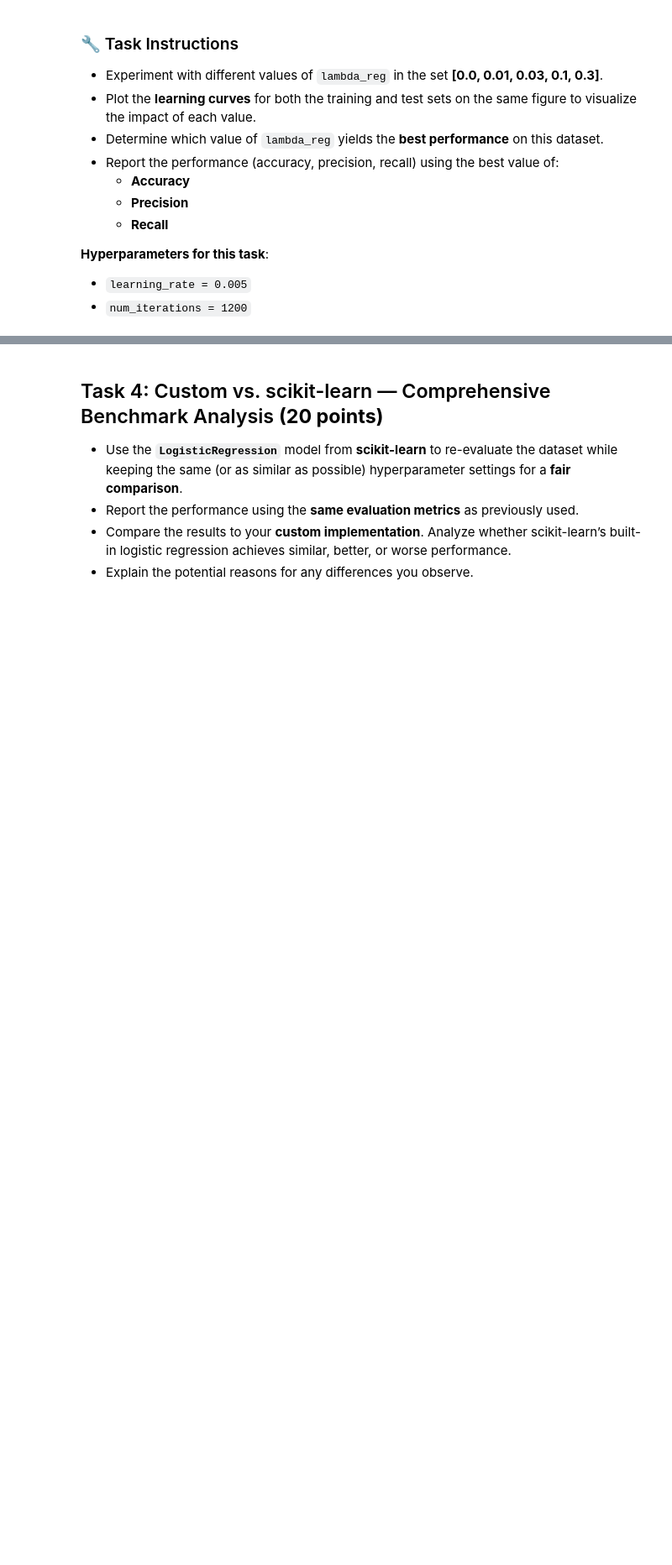
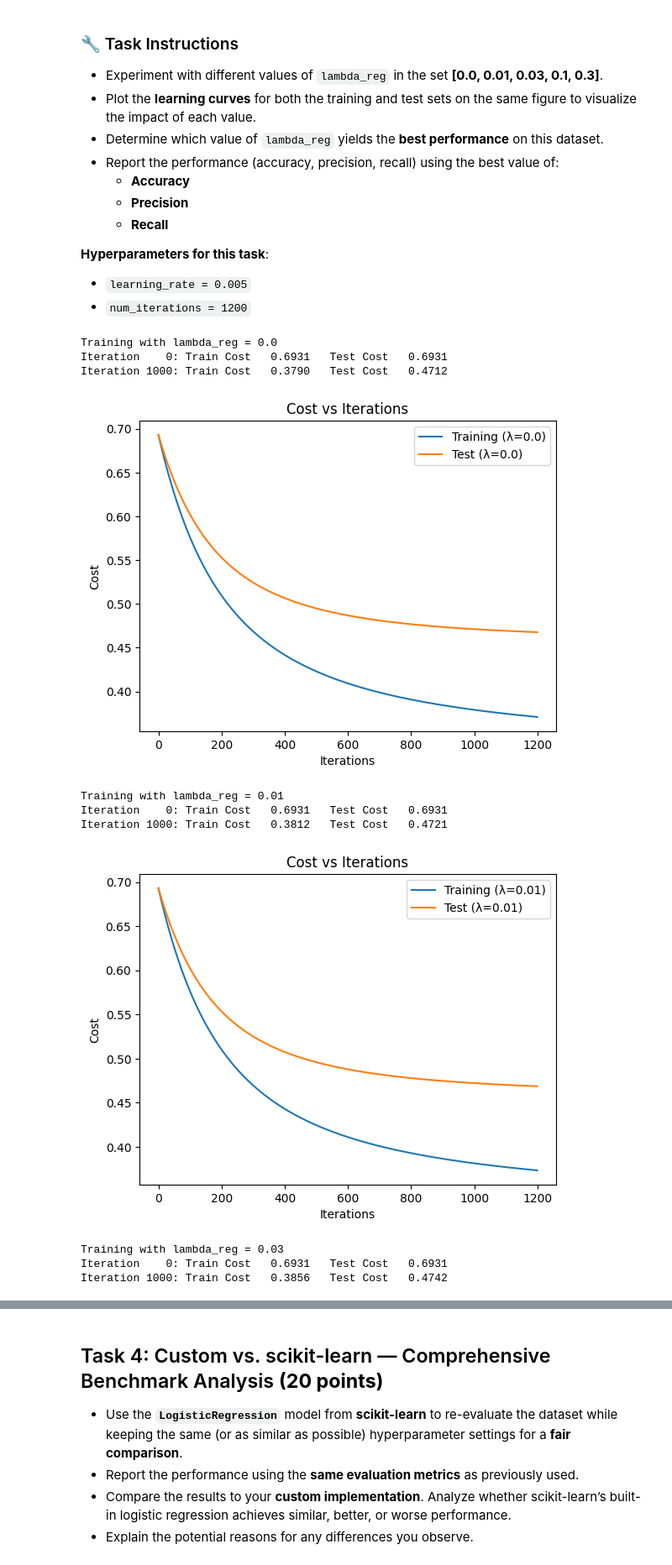
Before and after one commit to gabbymp3/stat362, a Jupyter notebook: student/homeworks/Assignment 1/HW1_binary.ipynb, the cells around one changed output, grey strips where cells are left out. Shown: that part at 84% size. Saved outputs shown, nothing was run; the diff lists cells and outputs as text; code cells hidden in the pictures; blank space fills up the shorter version.

```diff
--- a/student/homeworks/Assignment 1/HW1_binary.ipynb
+++ b/student/homeworks/Assignment 1/HW1_binary.ipynb
@@ -355,6 +453,10 @@ After loading and exploring the dataset, the next step is to **prepare it for mo
    - Split the dataset into:
      - `X` → the **feature matrix** (all input variables except the target)
      - `y` → the **target vector** (the label or response variable)
+# %%
+data_shuffled = data.sample(frac=1, random_state=0)
+y = data_shuffled['target']
+X = data_shuffled.drop('target', axis=1)
 # %% [markdown]
 #### **Step 3: Train–Test Split (random_state=42) and Feature Scaling**
 
@@ -475,3 +649,30 @@ After training the model with gradient descent, it is important to **visualize t
 **Hyperparameters for this task**:
 - `learning_rate = 0.005`
 - `num_iterations = 1200`
+# %%
+learning_rate = 0.005
+num_iterations = 1200
+lambda_reg_values = [0.0, 0.01, 0.03, 0.1, 0.3]
+
+for lambda_reg in lambda_reg_values:
+    print(f"Training with lambda_reg = {lambda_reg}")
+    w, J_history, test_J_history = gradient_descent_logistic_ridge(X_train_array, y_train_array, X_test_array, y_test_array, w_in, learning_rate, num_iterations, lambda_reg)
+    plt.plot(J_history, label=f'Training (λ={lambda_reg})')
+    plt.plot(test_J_history, label=f'Test (λ={lambda_reg})')
+    plt.xlabel('Iterations')
+    plt.ylabel('Cost')
+    plt.title('Cost vs Iterations')
+    plt.legend()
+    plt.show()
+# %% [output]
+Training with lambda_reg = 0.0
+Iteration    0: Train Cost   0.6931   Test Cost   0.6931
+Iteration 1000: Train Cost   0.3790   Test Cost   0.4712
+[figure, added]
+Training with lambda_reg = 0.01
+Iteration    0: Train Cost   0.6931   Test Cost   0.6931
+Iteration 1000: Train Cost   0.3812   Test Cost   0.4721
+[figure, added]
+Training with lambda_reg = 0.03
+Iteration    0: Train Cost   0.6931   Test Cost   0.6931
+Iteration 1000: Train Cost   0.3856   Test Cost   0.4742
```
Also changed, not shown: parts of 8 cells of this notebook.
